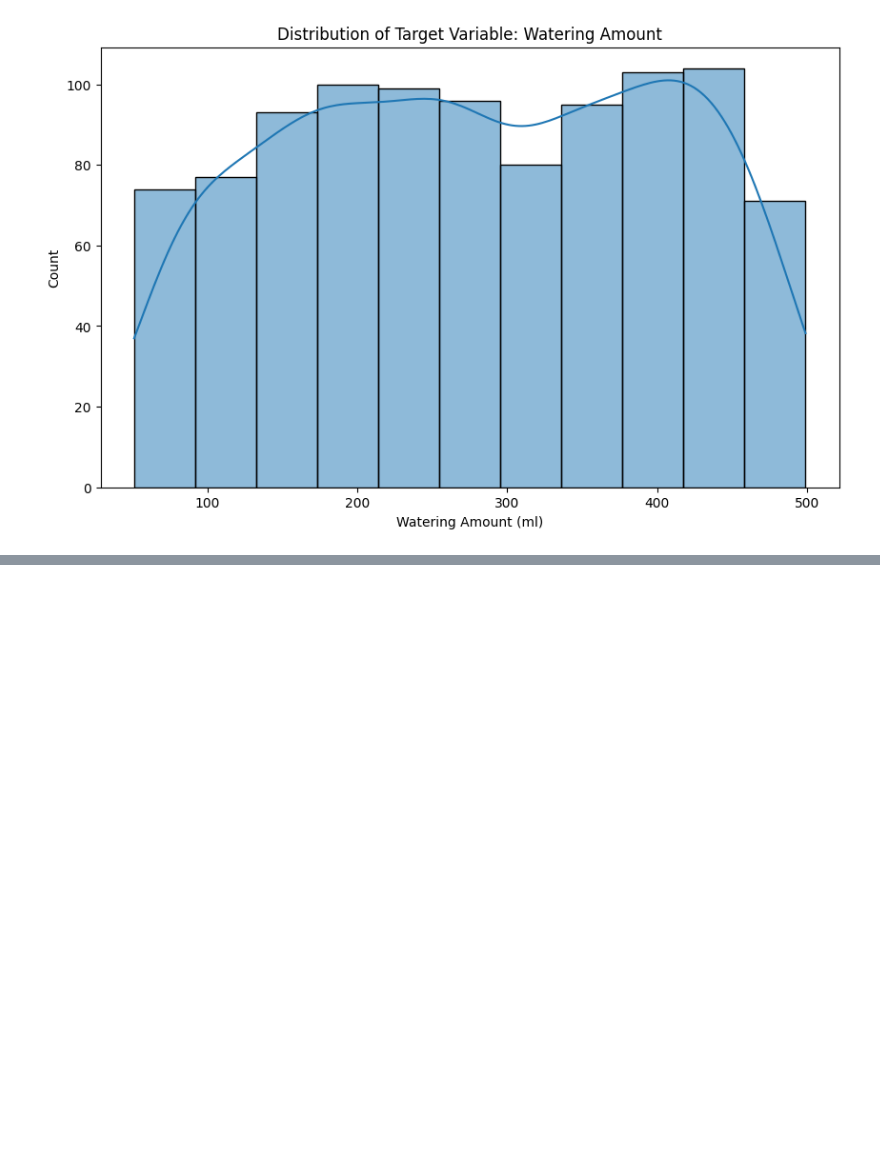
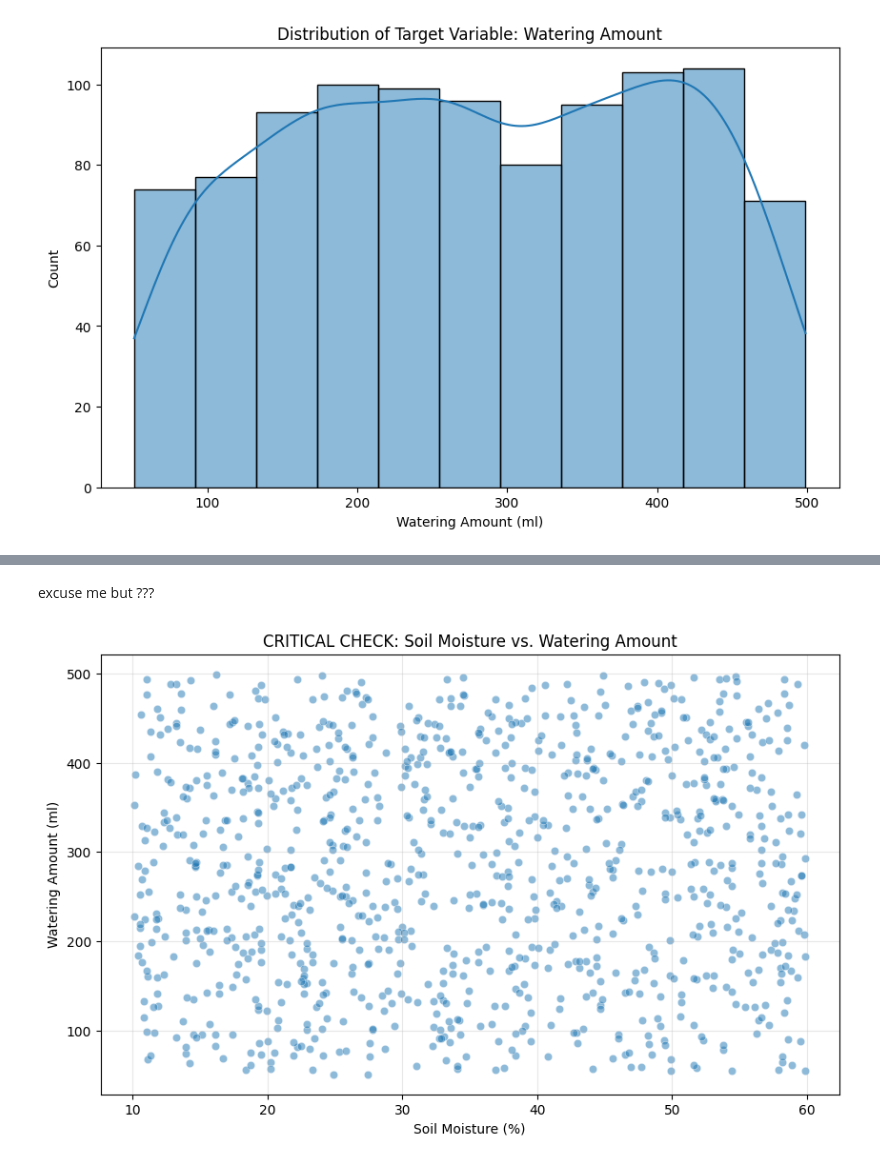
Before and after one commit to NancyNancy07/VIA_UrbanMicroFarm_MAL_Model, a Jupyter notebook: ash_tryout.ipynb, the cells around one changed output, grey strips where cells are left out. Cells and saved outputs as stored; diff of their text form; code cells hidden in the pictures; blank space fills up the shorter version.

```diff
--- a/ash_tryout.ipynb
+++ b/ash_tryout.ipynb
@@ -191,0 +188,26 @@ plt.show()
+# %%
+def classify_water_need(moisture):
+    if moisture < 20:
+        return "High Need"
+    elif moisture < 40:
+        return "Medium Need"
+    else:
+        return "Low Need"
+
+df['Watering_Need'] = df['Soil_Moisture_%'].apply(classify_water_need)
+
+# Convert to numeric for the model
+df['Need_Label'] = df['Watering_Need'].map({"High Need": 0, "Medium Need": 1, "Low Need": 2})
+# %% [markdown]
+excuse me but ???
+# %%
+plt.figure(figsize=(10, 6))
+# Plot Moisture (X) vs Water Amount (Y)
+sns.scatterplot(data=df, x='Soil_Moisture_%', y='Watering_Amount_ml', alpha=0.5)
+plt.title("CRITICAL CHECK: Soil Moisture vs. Watering Amount")
+plt.xlabel("Soil Moisture (%)")
+plt.ylabel("Watering Amount (ml)")
+plt.grid(True, alpha=0.3)
+plt.show()
+# %% [output]
+[figure, added]
```
Also changed, not shown: parts of 14 cells of this notebook.
